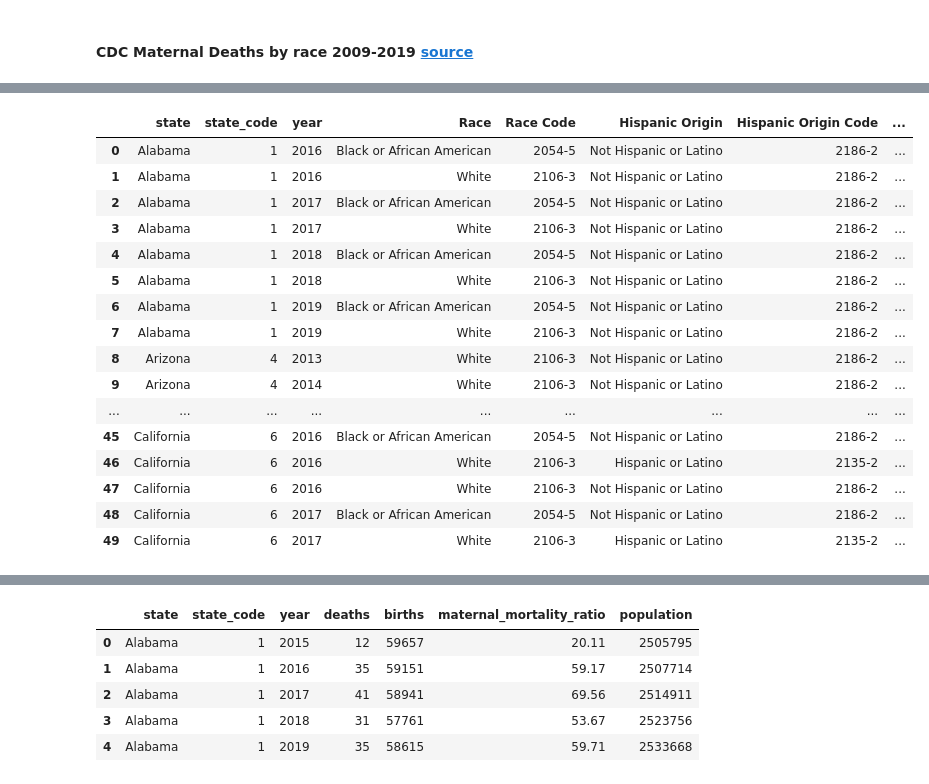
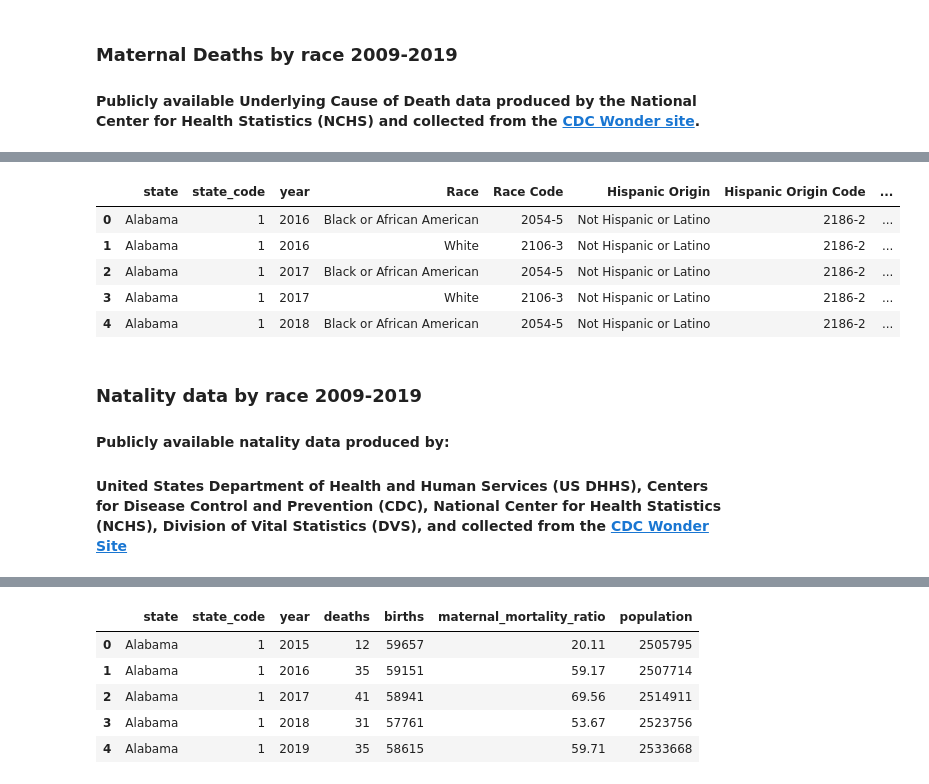
Before and after one commit to LeeProut/US-Maternal-Mortality, a Jupyter notebook: Edit_CDC_MMR_Race_P3.ipynb, the cells around one changed output, grey strips where cells are left out. Cells and saved outputs as stored; diff of their text form; code cells hidden in the pictures.

Commit message:
data cleaned and pushed to csv

```diff
--- a/Edit_CDC_MMR_Race_P3.ipynb
+++ b/Edit_CDC_MMR_Race_P3.ipynb
@@ -16,7 +16,8 @@ deaths_df = pd.read_csv(M_Deaths_race)
 births_df = pd.read_csv(Births)
 births_mat_race = pd.read_csv(M_race_births)
 # %% [markdown]
-#### CDC Maternal Deaths by race 2009-2019 [source](https://wonder.cdc.gov/ucd-icd10.html)
+### Maternal Deaths by race 2009-2019
+#### Publicly available Underlying Cause of Death data produced by the National Center for Health Statistics (NCHS) and collected from the [CDC Wonder site](https://wonder.cdc.gov/ucd-icd10.html).
 # %%
 deaths_df.head()
 # %% [output]
@@ -29,29 +30,22 @@ deaths_df.head()
 # %%
 # change "Population" column to "Population by Race"
 deaths_race_df = deaths_df.rename(columns={"State": "state",
                                            "State Code": "state_code",
                                            "Year": "year",
                                            "Population": "population_by_race",
                                            "Deaths": "deaths_by_race"})
-deaths_race_df.head(50)
+deaths_race_df.head()
 # %% [output]
 |  | state | state_code | year | Race | Race Code | Hispanic Origin | Hispanic Origin Code | ... |
 | 0 | Alabama | 1 | 2016 | Black or African American | 2054-5 | Not Hispanic or Latino | 2186-2 | ... |
 | 1 | Alabama | 1 | 2016 | White | 2106-3 | Not Hispanic or Latino | 2186-2 | ... |
 | 2 | Alabama | 1 | 2017 | Black or African American | 2054-5 | Not Hispanic or Latino | 2186-2 | ... |
 | 3 | Alabama | 1 | 2017 | White | 2106-3 | Not Hispanic or Latino | 2186-2 | ... |
 | 4 | Alabama | 1 | 2018 | Black or African American | 2054-5 | Not Hispanic or Latino | 2186-2 | ... |
-| 5 | Alabama | 1 | 2018 | White | 2106-3 | Not Hispanic or Latino | 2186-2 | ... |
-| 6 | Alabama | 1 | 2019 | Black or African American | 2054-5 | Not Hispanic or Latino | 2186-2 | ... |
-| 7 | Alabama | 1 | 2019 | White | 2106-3 | Not Hispanic or Latino | 2186-2 | ... |
-| 8 | Arizona | 4 | 2013 | White | 2106-3 | Not Hispanic or Latino | 2186-2 | ... |
-| 9 | Arizona | 4 | 2014 | White | 2106-3 | Not Hispanic or Latino | 2186-2 | ... |
-| ... | ... | ... | ... | ... | ... | ... | ... | ... |
-| 45 | California | 6 | 2016 | Black or African American | 2054-5 | Not Hispanic or Latino | 2186-2 | ... |
-| 46 | California | 6 | 2016 | White | 2106-3 | Hispanic or Latino | 2135-2 | ... |
-| 47 | California | 6 | 2016 | White | 2106-3 | Not Hispanic or Latino | 2186-2 | ... |
-| 48 | California | 6 | 2017 | Black or African American | 2054-5 | Not Hispanic or Latino | 2186-2 | ... |
-| 49 | California | 6 | 2017 | White | 2106-3 | Hispanic or Latino | 2135-2 | ... |
+# %% [markdown]
+### Natality data by race 2009-2019
+#### Publicly available natality data produced by:
+#### United States Department of Health and Human Services (US DHHS), Centers for Disease Control and Prevention (CDC), National Center for Health Statistics (NCHS), Division of Vital Statistics (DVS), and collected from the [CDC Wonder Site](https://wonder.cdc.gov/natality-current.html)
 # %%
 # dataframe for births by maternal race
 # change race column names to match for merging
```
Also changed, not shown: parts of 21 cells of this notebook, 1 other file.
